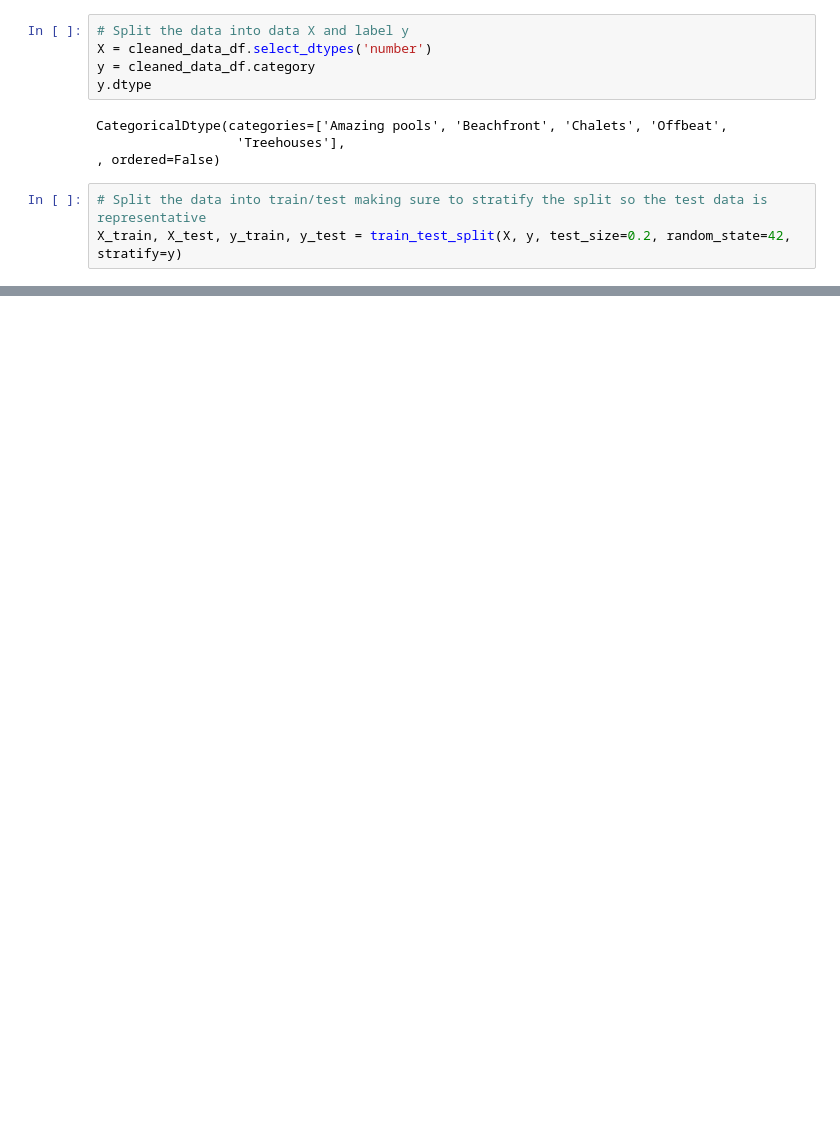
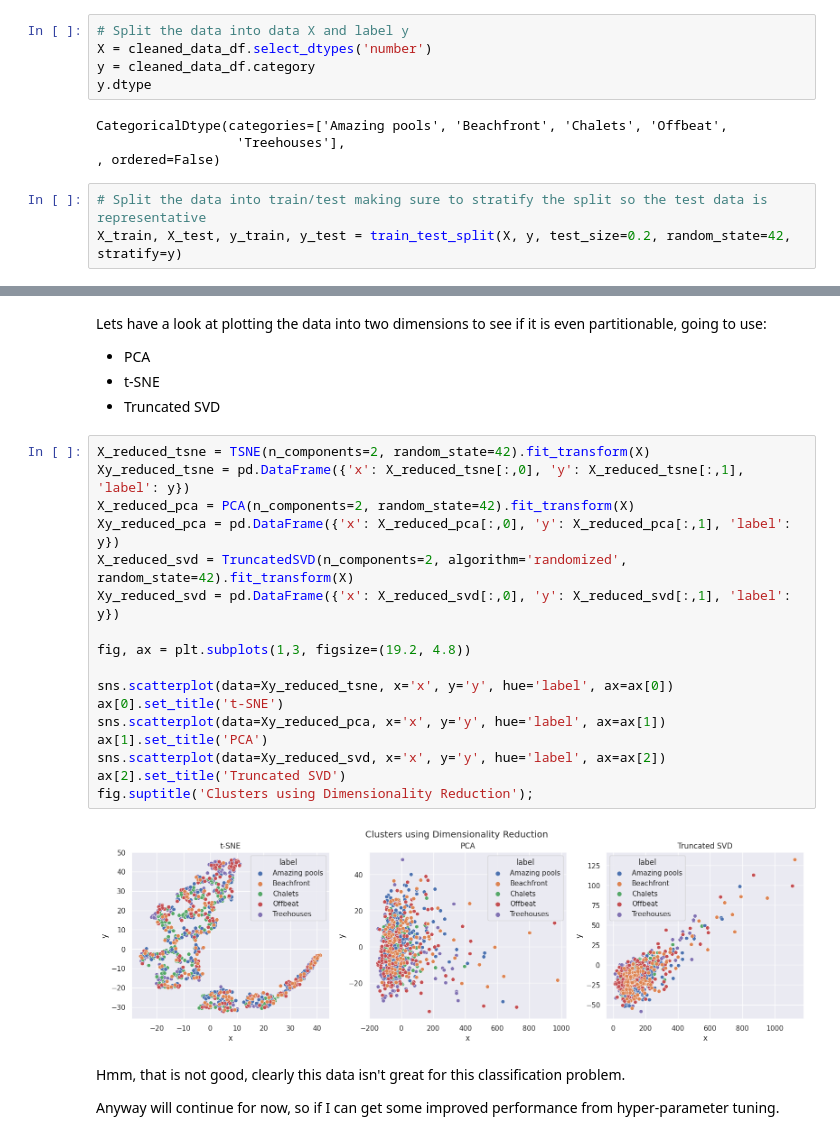
Before and after one commit to dan-bouchard/Airbnb-Property-Listing, a Jupyter notebook: classification_modelling_numerical_data.ipynb, the cells around one changed output, grey strips where cells are left out. Cells and saved outputs as stored; diff of their text form; blank space fills up the shorter version.

```diff
--- a/classification_modelling_numerical_data.ipynb
+++ b/classification_modelling_numerical_data.ipynb
@@ -109,0 +225,28 @@ Ok, so not a great start as so far have got a model that performs worse than ran
+# %% [markdown]
+Lets have a look at plotting the data into two dimensions to see if it is even partitionable, going to use:
+ - PCA
+ - t-SNE
+ - Truncated SVD
+# %%
+X_reduced_tsne = TSNE(n_components=2, random_state=42).fit_transform(X)
+Xy_reduced_tsne = pd.DataFrame({'x': X_reduced_tsne[:,0], 'y': X_reduced_tsne[:,1], 'label': y})
+X_reduced_pca = PCA(n_components=2, random_state=42).fit_transform(X)
+Xy_reduced_pca = pd.DataFrame({'x': X_reduced_pca[:,0], 'y': X_reduced_pca[:,1], 'label': y})
+X_reduced_svd = TruncatedSVD(n_components=2, algorithm='randomized', random_state=42).fit_transform(X)
+Xy_reduced_svd = pd.DataFrame({'x': X_reduced_svd[:,0], 'y': X_reduced_svd[:,1], 'label': y})
+
+fig, ax = plt.subplots(1,3, figsize=(19.2, 4.8))
+
+sns.scatterplot(data=Xy_reduced_tsne, x='x', y='y', hue='label', ax=ax[0])
+ax[0].set_title('t-SNE')
+sns.scatterplot(data=Xy_reduced_pca, x='x', y='y', hue='label', ax=ax[1])
+ax[1].set_title('PCA')
+sns.scatterplot(data=Xy_reduced_svd, x='x', y='y', hue='label', ax=ax[2])
+ax[2].set_title('Truncated SVD')
+fig.suptitle('Clusters using Dimensionality Reduction');
+# %% [output]
+[figure, added]
+# %% [markdown]
+Hmm, that is not good, clearly this data isn't great for this classification problem.
+
+Anyway will continue for now, so if I can get some improved performance from hyper-parameter tuning.
```
Also changed, not shown: parts of 12 cells of this notebook.
